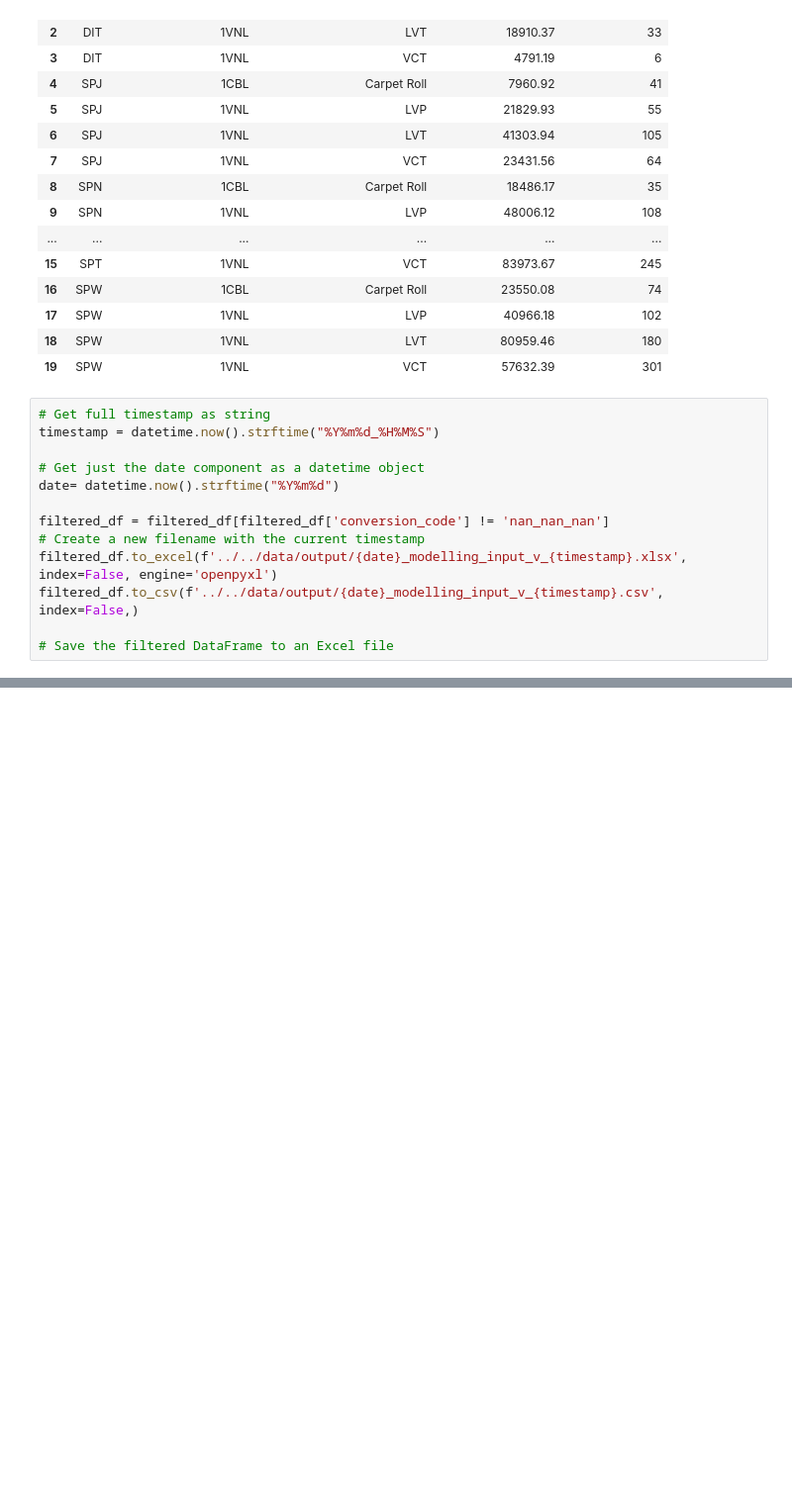
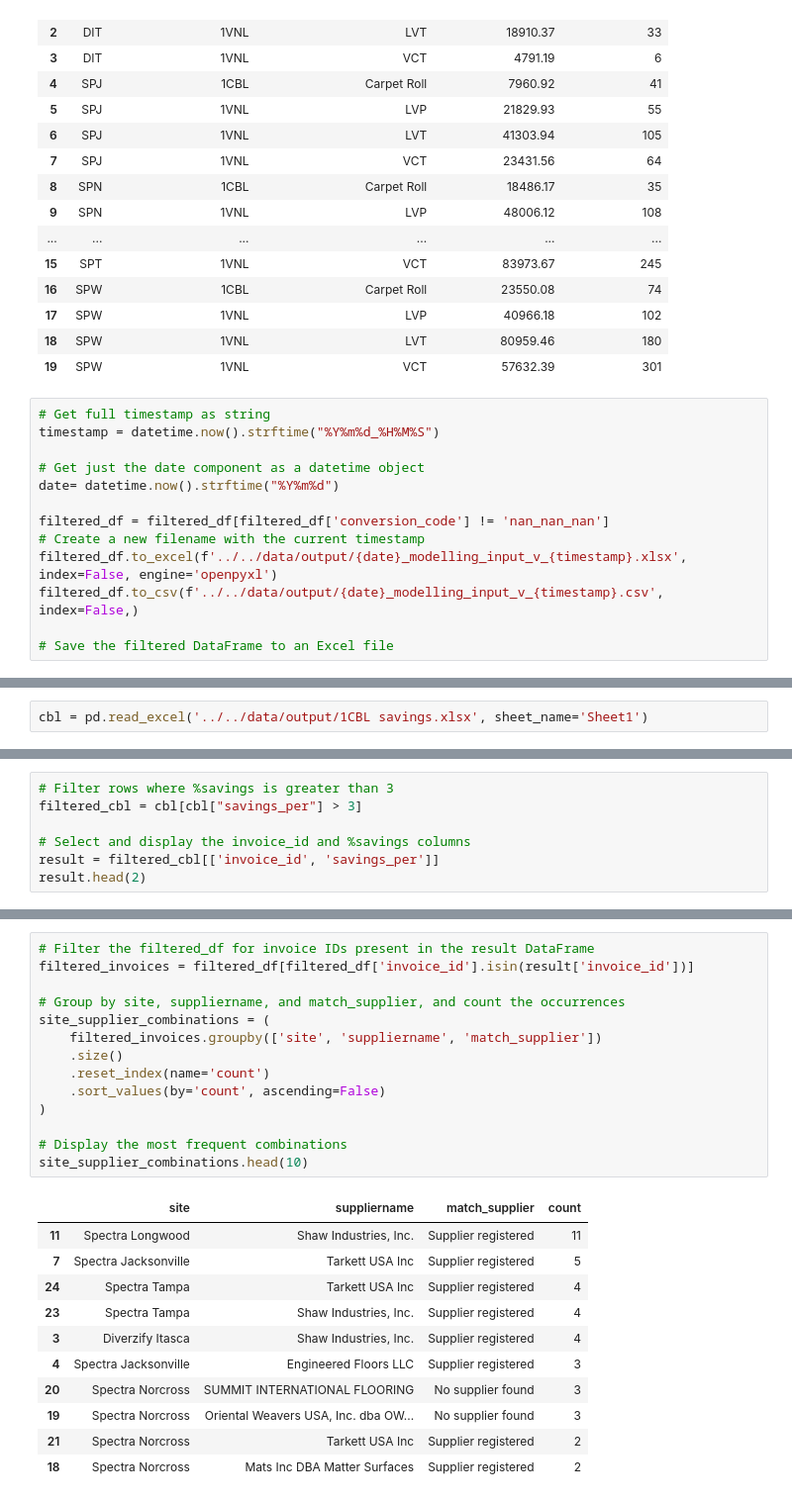
Before and after one commit to Zhuwaki/diverzify_freight_analysis, a Jupyter notebook: notebooks/karabo/nigel_karabo_14042025_project_analysis_v1.ipynb, the cells around one changed output, grey strips where cells are left out. Shown at 99% size. Saved outputs shown, nothing was run; the diff lists cells and outputs as text; blank space fills up the shorter version.

```diff
--- a/notebooks/karabo/nigel_karabo_14042025_project_analysis_v1.ipynb
+++ b/notebooks/karabo/nigel_karabo_14042025_project_analysis_v1.ipynb
@@ -567,0 +641,2 @@ filtered_df.to_csv(f'../../data/output/{date}_modelling_input_v_{timestamp}.csv'
+# %%
+cbl = pd.read_excel('../../data/output/1CBL savings.xlsx', sheet_name='Sheet1')
@@ -567,0 +649,7 @@ filtered_df.to_csv(f'../../data/output/{date}_modelling_input_v_{timestamp}.csv'
+# %%
+# Filter rows where %savings is greater than 3
+filtered_cbl = cbl[cbl["savings_per"] > 3]
+
+# Select and display the invoice_id and %savings columns
+result = filtered_cbl[['invoice_id', 'savings_per']]
+result.head(2)
@@ -567,0 +686,26 @@ filtered_df.to_csv(f'../../data/output/{date}_modelling_input_v_{timestamp}.csv'
+# %%
+# Filter the filtered_df for invoice IDs present in the result DataFrame
+filtered_invoices = filtered_df[filtered_df['invoice_id'].isin(result['invoice_id'])]
+
+# Group by site, suppliername, and match_supplier, and count the occurrences
+site_supplier_combinations = (
+    filtered_invoices.groupby(['site', 'suppliername', 'match_supplier'])
+    .size()
+    .reset_index(name='count')
+    .sort_values(by='count', ascending=False)
+)
+
+# Display the most frequent combinations
+site_supplier_combinations.head(10)
+# %% [output]
+|  | site | suppliername | match_supplier | count |
+| 11 | Spectra Longwood | Shaw Industries, Inc. | Supplier registered | 11 |
+| 7 | Spectra Jacksonville | Tarkett USA Inc | Supplier registered | 5 |
+| 24 | Spectra Tampa | Tarkett USA Inc | Supplier registered | 4 |
+| 23 | Spectra Tampa | Shaw Industries, Inc. | Supplier registered | 4 |
+| 3 | Diverzify Itasca | Shaw Industries, Inc. | Supplier registered | 4 |
+| 4 | Spectra Jacksonville | Engineered Floors LLC | Supplier registered | 3 |
+| 20 | Spectra Norcross | SUMMIT INTERNATIONAL FLOORING | No supplier found | 3 |
+| 19 | Spectra Norcross | Oriental Weavers USA, Inc. dba OW... | No supplier found | 3 |
+| 21 | Spectra Norcross | Tarkett USA Inc | Supplier registered | 2 |
+| 18 | Spectra Norcross | Mats Inc DBA Matter Surfaces | Supplier registered | 2 |
```
Also changed, not shown: parts of 20 cells of this notebook, 3 other files.
